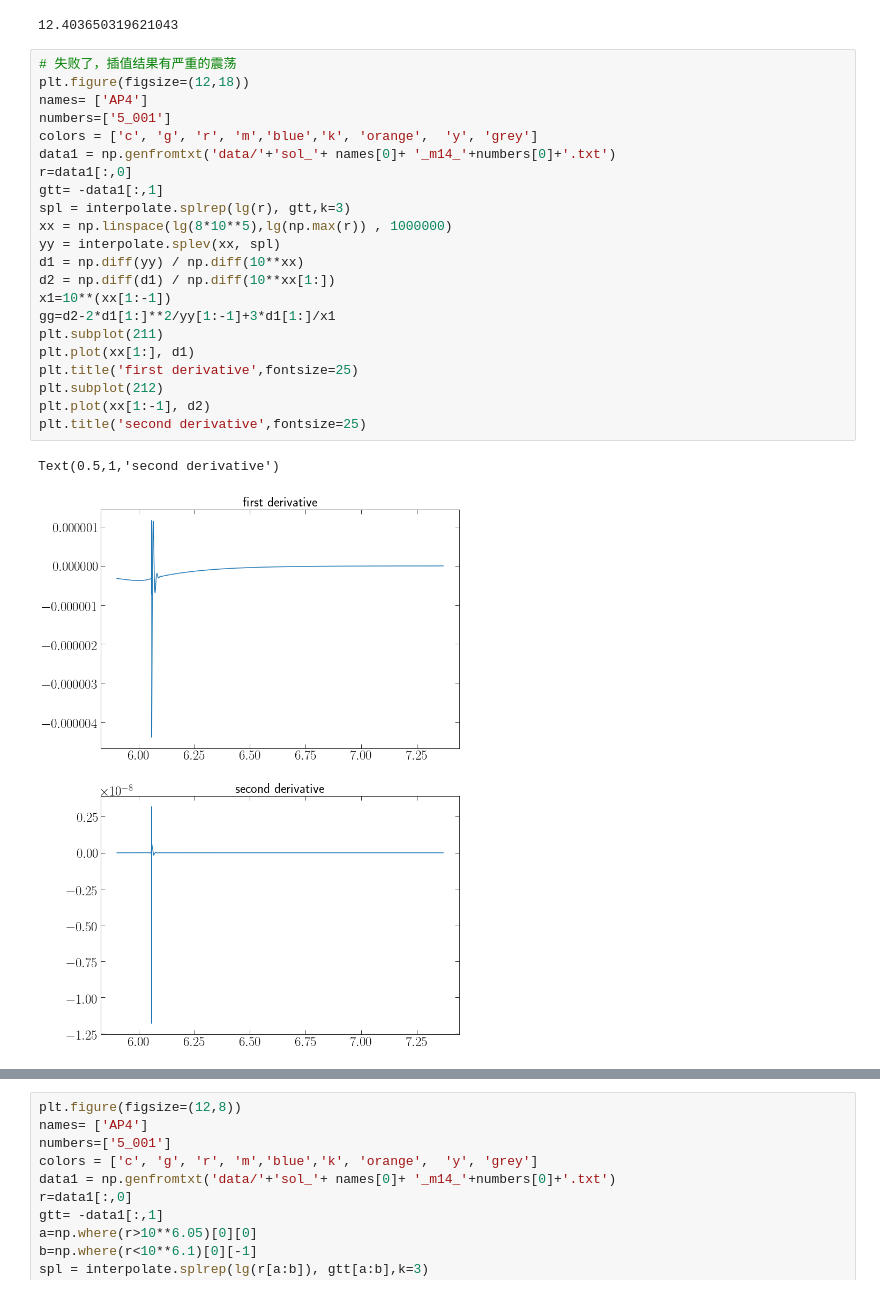
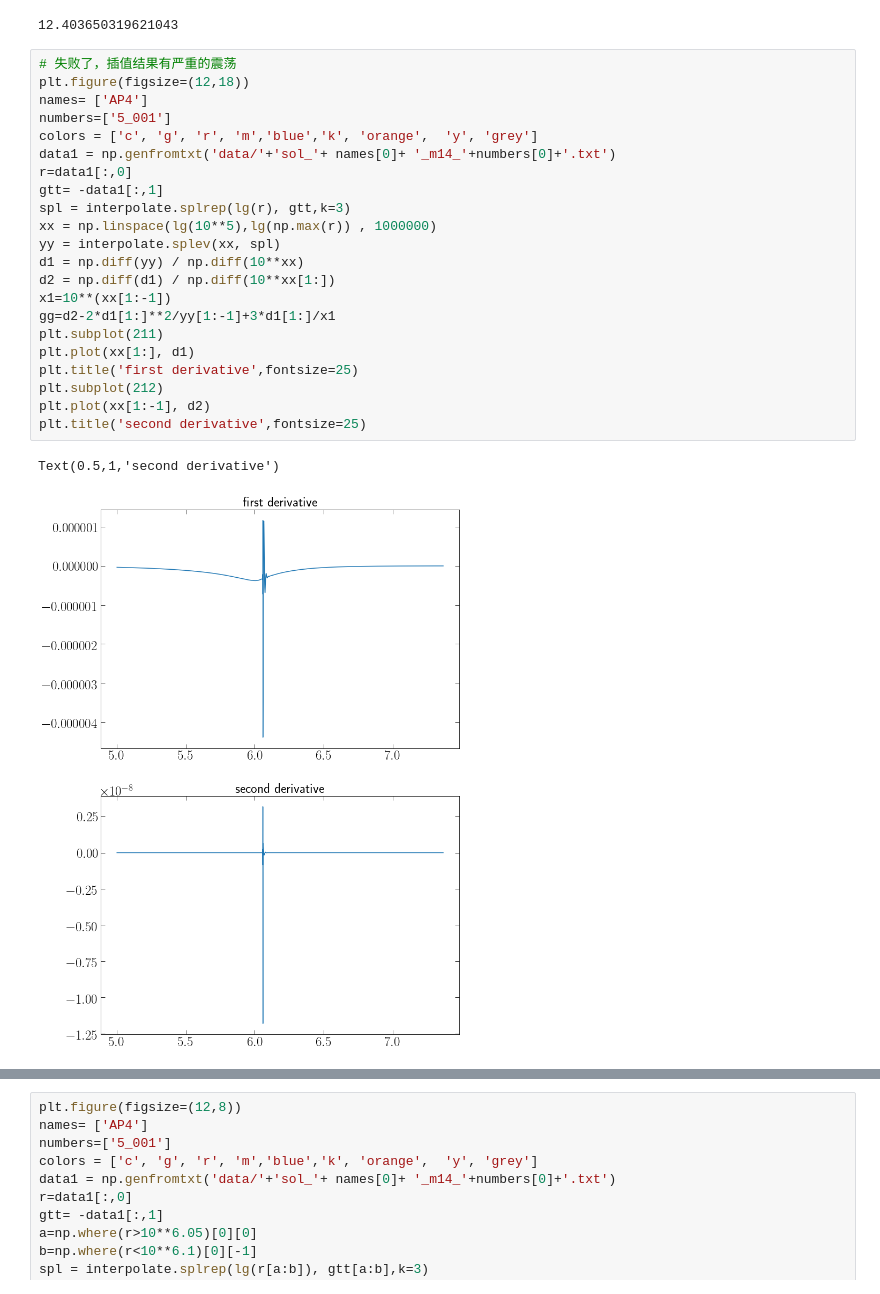
Before and after one commit to GravYong/scalarized_ns, a Jupyter notebook: geodesic_and_ISCO.ipynb, the cells around one changed output, grey strips where cells are left out. Cells and saved outputs as stored; diff of their text form.

```diff
--- a/geodesic_and_ISCO.ipynb
+++ b/geodesic_and_ISCO.ipynb
@@ -75,25 +75,25 @@ plt.show()
 # %%
 # 失败了，插值结果有严重的震荡
 plt.figure(figsize=(12,18))
 names= ['AP4']
 numbers=['5_001']
 colors = ['c', 'g', 'r', 'm','blue','k', 'orange',  'y', 'grey']
 data1 = np.genfromtxt('data/'+'sol_'+ names[0]+ '_m14_'+numbers[0]+'.txt')
 r=data1[:,0]
 gtt= -data1[:,1]
 spl = interpolate.splrep(lg(r), gtt,k=3)
-xx = np.linspace(lg(8*10**5),lg(np.max(r)) , 1000000)
+xx = np.linspace(lg(10**5),lg(np.max(r)) , 1000000)
 yy = interpolate.splev(xx, spl)
 d1 = np.diff(yy) / np.diff(10**xx)
 d2 = np.diff(d1) / np.diff(10**xx[1:])
 x1=10**(xx[1:-1])
 gg=d2-2*d1[1:]**2/yy[1:-1]+3*d1[1:]/x1
 plt.subplot(211)
 plt.plot(xx[1:], d1)
 plt.title('first derivative',fontsize=25)
 plt.subplot(212)
 plt.plot(xx[1:-1], d2)
 plt.title('second derivative',fontsize=25)
 # %% [output]
 Text(0.5,1,'second derivative')
-[figure, old version]
+[figure, new version]
```
Also changed, not shown: parts of 3 cells of this notebook, 6 other files.
